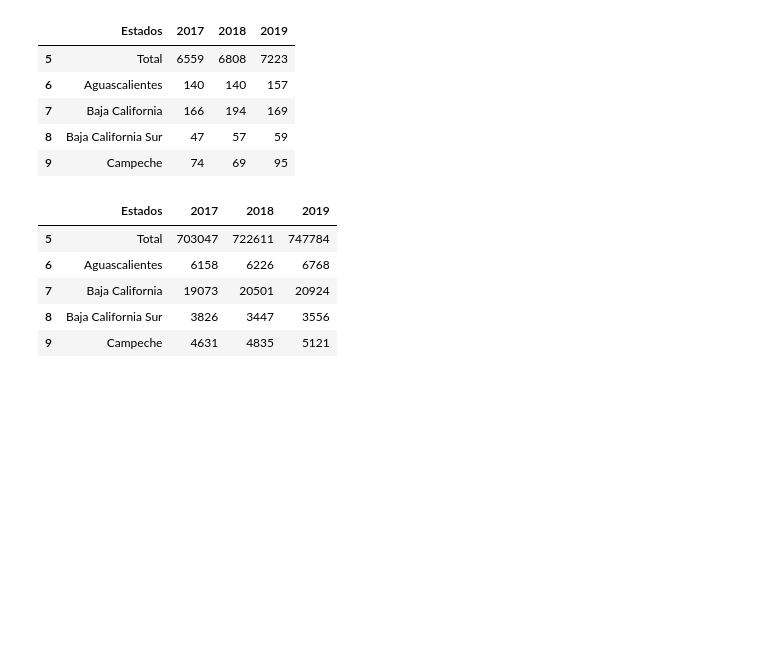
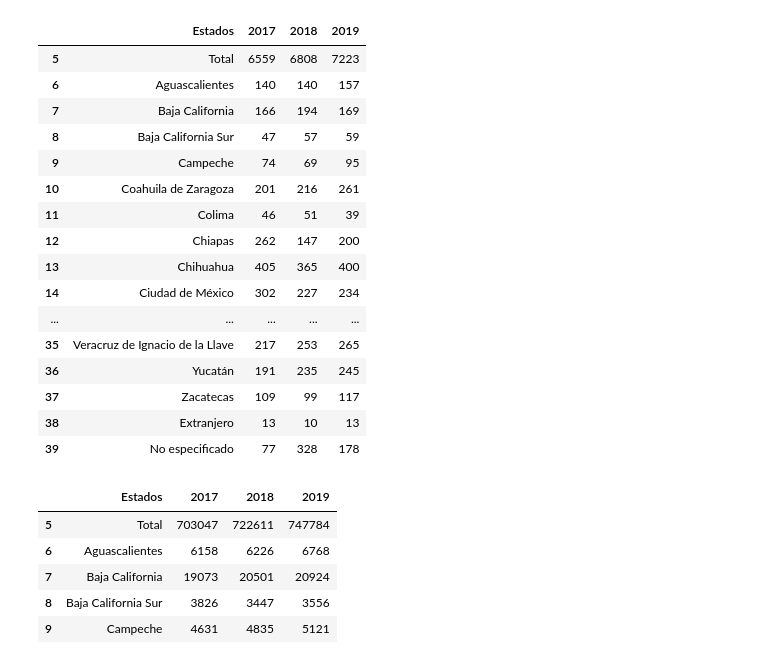
Before and after one commit to BetsyTorres/Proyecto_TorresBetsy_AntonKarla, a Jupyter notebook: Nodos_Proy.ipynb, the cells around one changed output. Saved outputs shown, nothing was run; the diff lists cells and outputs as text; code cells hidden in the pictures; blank space fills up the shorter version.

```diff
--- a/Nodos_Proy.ipynb
+++ b/Nodos_Proy.ipynb
@@ -10,15 +18,26 @@ from scipy import optimize
 # %%
 suicidios = pd.read_excel('Suicidios_Estados.xlsx', sheet_name='Tabulado', header=None).dropna()
 suicidios = suicidios.drop(columns=[2,3,4,6,7,8,10,11,12])
 suicidios.columns=['Estados','2017','2018','2019']
-suicidios.head()
+suicidios
 # %% [output]
 |  | Estados | 2017 | 2018 | 2019 |
 | 5 | Total | 6559 | 6808 | 7223 |
 | 6 | Aguascalientes | 140 | 140 | 157 |
 | 7 | Baja California | 166 | 194 | 169 |
 | 8 | Baja California Sur | 47 | 57 | 59 |
 | 9 | Campeche | 74 | 69 | 95 |
+| 10 | Coahuila de Zaragoza | 201 | 216 | 261 |
+| 11 | Colima | 46 | 51 | 39 |
+| 12 | Chiapas | 262 | 147 | 200 |
+| 13 | Chihuahua | 405 | 365 | 400 |
+| 14 | Ciudad de México | 302 | 227 | 234 |
+| ... | ... | ... | ... | ... |
+| 35 | Veracruz de Ignacio de la Llave | 217 | 253 | 265 |
+| 36 | Yucatán | 191 | 235 | 245 |
+| 37 | Zacatecas | 109 | 99 | 117 |
+| 38 | Extranjero | 13 | 10 | 13 |
+| 39 | No especificado | 77 | 328 | 178 |
 # %%
 mort = pd.read_excel('Mortalidad.xlsx', sheet_name='Tabulado', header=None).dropna()
 mort = mort.drop(columns=[2,3,4,6,7,8,10,11,12])
```
Also changed, not shown: parts of 8 cells of this notebook.
